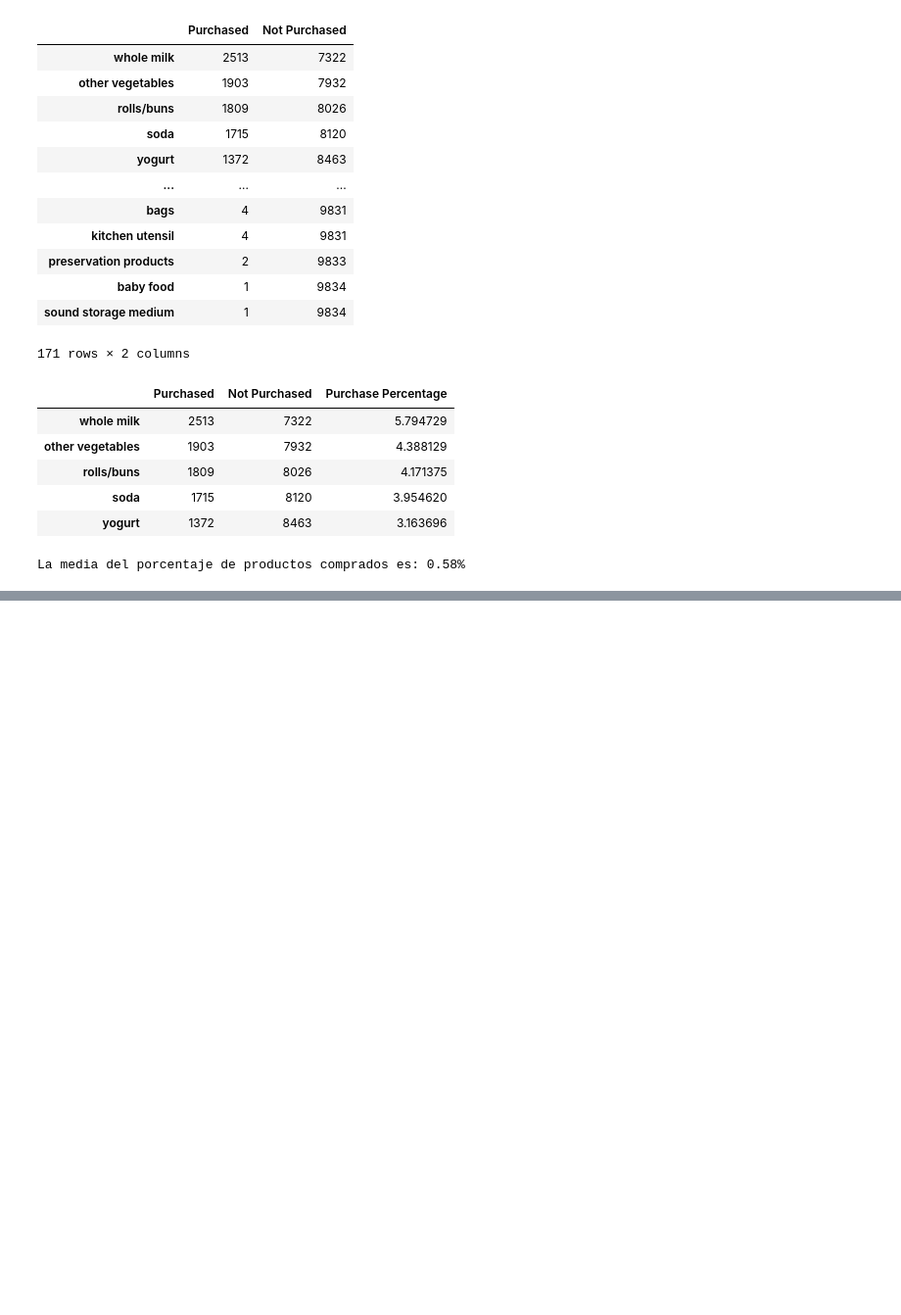
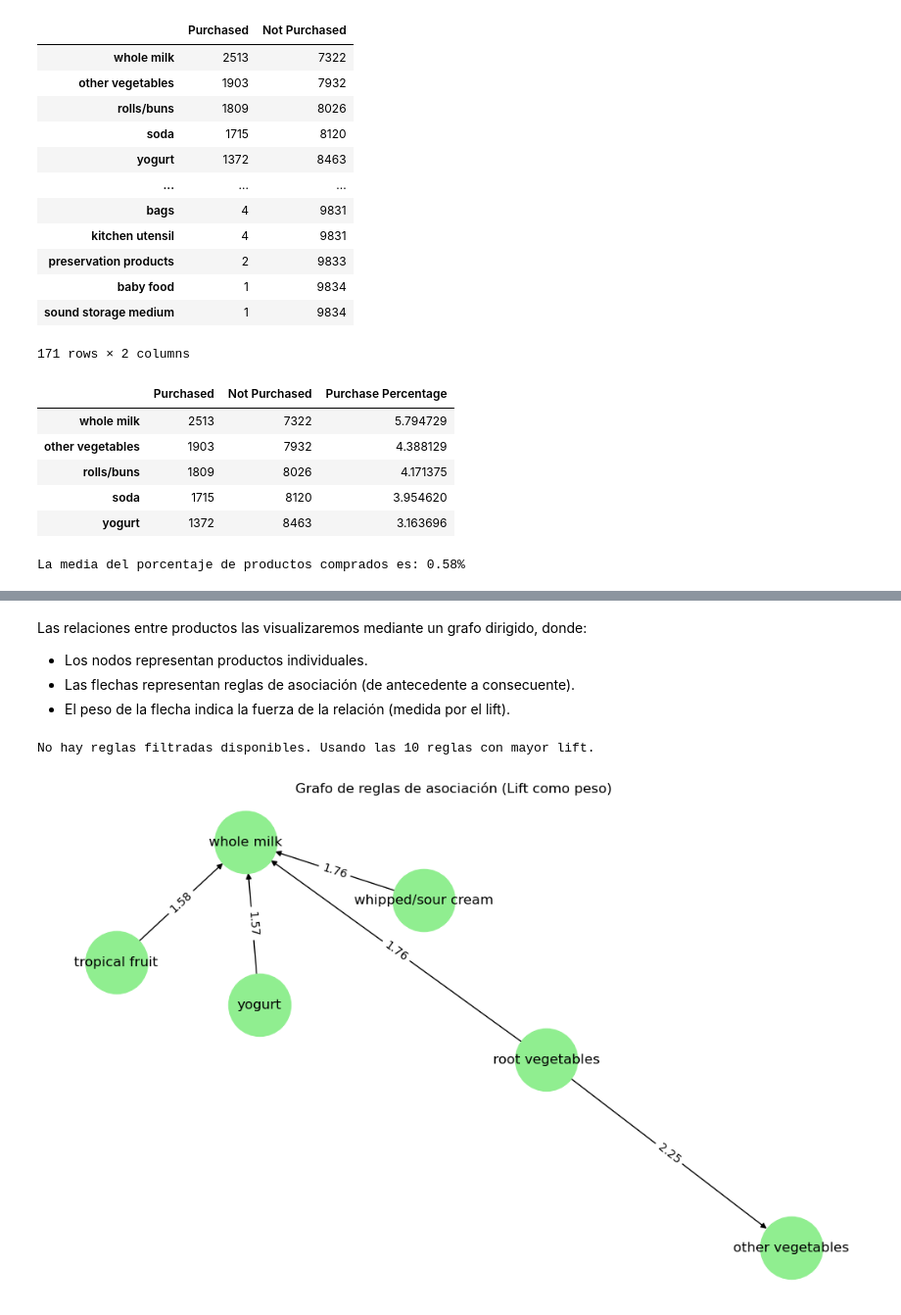
Before and after one commit to albacortes9/asociacion_da, a Jupyter notebook: ejercicio_asociacion.ipynb, the cells around one changed output, grey strips where cells are left out. Shown at 98% size. Drawn from its saved outputs; the diff is of its cells as text; code cells hidden in the pictures; blank space fills up the shorter version.

Commit message:
Algoritmo y reglas

```diff
--- a/ejercicio_asociacion.ipynb
+++ b/ejercicio_asociacion.ipynb
@@ -189,0 +244,16 @@ La media del porcentaje de productos comprados es: 0.58%
+# %%
+# Aplicamos los filtros mencionados
+filtered_rules = rules[(rules['lift'] > 1) &
+                       (rules['confidence'] > 0.6) &
+                       (rules['support'] > 0.03)]
+
+# Comprobamos si hay reglas que cumplen los criterios
+if filtered_rules.empty:
+    print("No se encontraron reglas con lift > 1, confianza > 0.6 y soporte > 0.03.")
+    print("Mostrando las 10 mejores reglas ordenadas por lift sin aplicar filtros estrictos:")
+
+    top_rules = rules.sort_values(by='lift', ascending=False).head(10)
+    display(top_rules[['antecedents', 'consequents', 'support', 'confidence', 'lift']])
+else:
+    print("Reglas filtradas con lift > 1, confianza > 0.6 y soporte > 0.03:")
+    display(filtered_rules.sort_values(by='lift', ascending=False).head(10))
@@ -189,0 +269,41 @@ La media del porcentaje de productos comprados es: 0.58%
+# %% [markdown]
+Las relaciones entre productos las visualizaremos mediante un grafo dirigido, donde:
+- Los nodos representan productos individuales.
+- Las flechas representan reglas de asociación (de antecedente a consecuente).
+- El peso de la flecha indica la fuerza de la relación (medida por el lift).
+# %%
+import networkx as nx
+import matplotlib.pyplot as plt
+
+# Usamos reglas filtradas si existen, si no usamos las 10 mejores sin filtrar
+if filtered_rules.empty:
+    print("No hay reglas filtradas disponibles. Usando las 10 reglas con mayor lift.")
+    rules_to_plot = rules.sort_values(by='lift', ascending=False).head(10)
+else:
+    rules_to_plot = filtered_rules.sort_values(by='lift', ascending=False).head(10)
+
+# Creamos el grafo solo si hay reglas
+if not rules_to_plot.empty:
+    G = nx.DiGraph()
+
+    for _, rule in rules_to_plot.iterrows():
+        for ant in rule['antecedents']:
+            for cons in rule['consequents']:
+                G.add_edge(ant, cons, weight=rule['lift'])
+
+    # Dibujamos el grafo
+    plt.figure(figsize=(10, 6))
+    pos = nx.spring_layout(G, k=1)
+    edges = G.edges(data=True)
+    weights = [d['weight'] for (_, _, d) in edges]
+
+    nx.draw(G, pos, with_labels=True, node_size=3000, node_color='lightgreen', arrows=True)
+    nx.draw_networkx_edge_labels(G, pos, edge_labels={(u, v): f"{d['weight']:.2f}" for u, v, d in edges})
+
+    plt.title('Grafo de reglas de asociación (Lift como peso)')
+    plt.show()
+else:
+    print("No hay reglas disponibles para graficar.")
+# %% [output]
+No hay reglas filtradas disponibles. Usando las 10 reglas con mayor lift.
+[figure, added]
```
Also changed, not shown: parts of 13 cells of this notebook, 1 other file.
